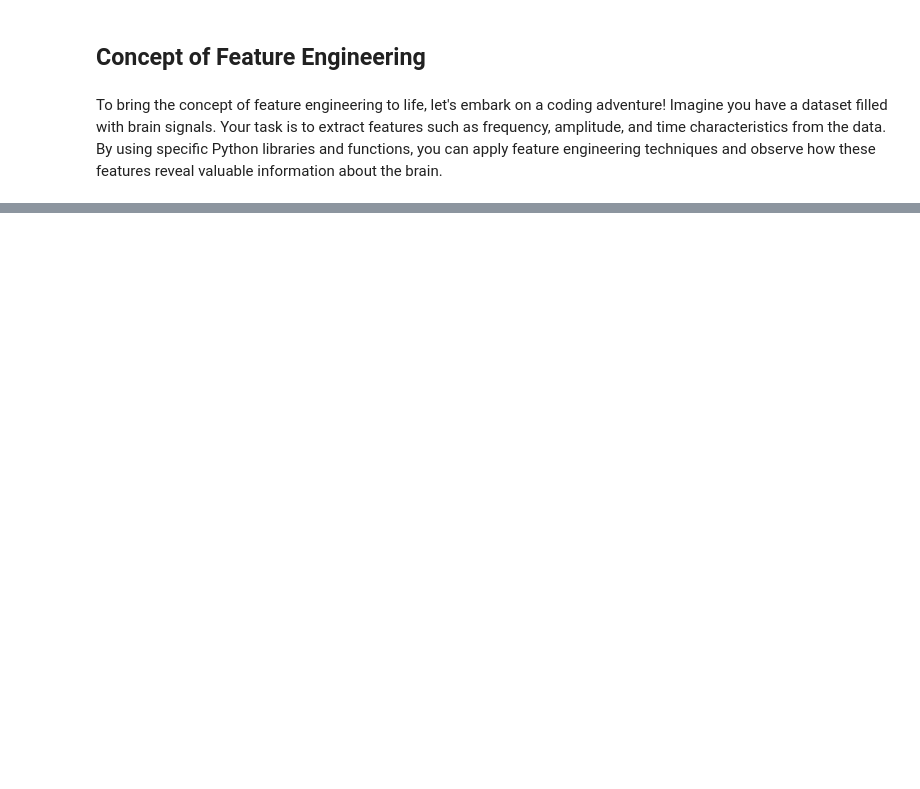
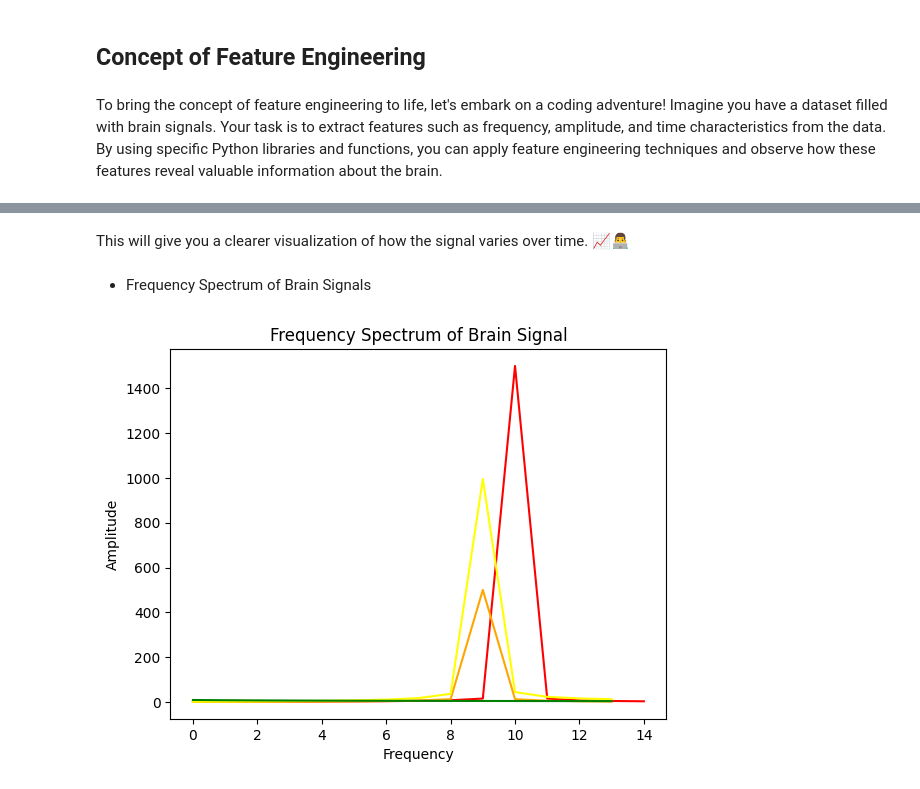
Before and after one commit to vinkrishna/ExpandingSenses, a Jupyter notebook: Chapter4.ipynb, the cells around one changed output, grey strips where cells are left out. Saved outputs shown, nothing was run; the diff lists cells and outputs as text; code cells hidden in the pictures; blank space fills up the shorter version.

```diff
--- a/Chapter4.ipynb
+++ b/Chapter4.ipynb
@@ -24,0 +55,30 @@ plt.show()
+# %% [markdown]
+This will give you a clearer visualization of how the signal varies over time. 📈👨‍💻
+# %% [markdown]
+* Frequency Spectrum of Brain Signals
+# %%
+import numpy as np
+import matplotlib.pyplot as plt
+from scipy.fft import fft, ifft
+
+# Simulated brain signal data (more complicated)
+frequencies = [10, 25, 40] # Frequency components to include in the signal
+amplitudes = [3, 1, 2] # Amplitude of each frequency component
+time_series = np.linspace(0, 2*np.pi, num=1000) # Time series (x-axis)
+brain_signal = sum([amp * np.sin(freq * time_series) for freq, amp in zip(frequencies, amplitudes)])
+
+# Extracting frequency feature using FFT
+frequency = fft(brain_signal)
+
+# Plotting the frequency spectrum with different colors for each frequency range
+plt.figure() # Create a new figure to avoid overlapping old plots
+plt.plot(abs(frequency[0:15]), color='red')  # Frequencies from 0-15 Hz (color: red)
+plt.plot(abs(frequency[16:30]), color='orange')  # Frequencies from 16-30 Hz (color: orange)
+plt.plot(abs(frequency[31:45]), color='yellow')  # Frequencies from 31-45 Hz (color: yellow)
+plt.plot(abs(frequency[46:60]), color='green')  # Frequencies from 46-60 Hz (color: green)
+plt.xlabel('Frequency')
+plt.ylabel('Amplitude')
+plt.title('Frequency Spectrum of Brain Signal')
+plt.show()
+# %% [output]
+[figure, added]
```
Also changed, not shown: parts of 6 cells of this notebook.
